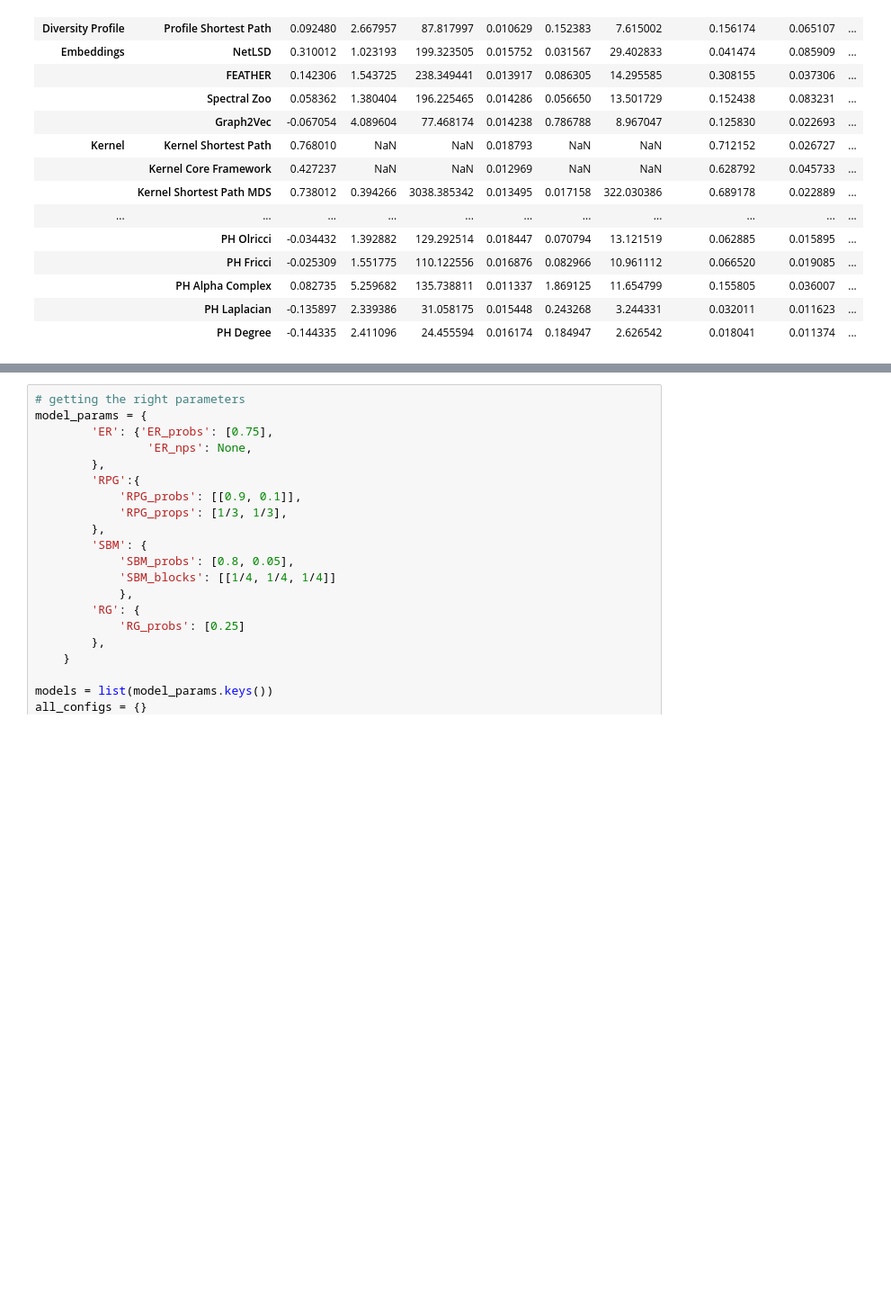
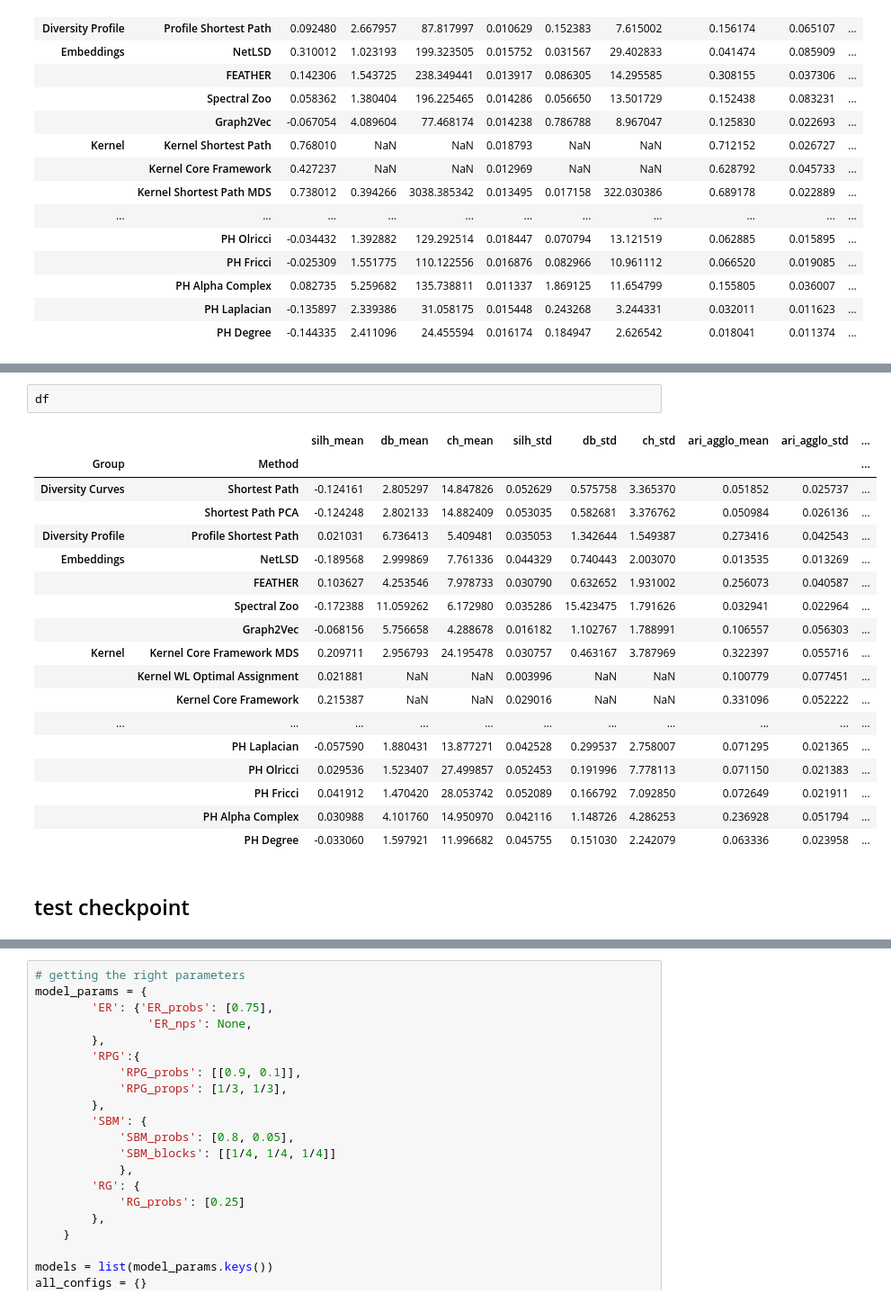
Before and after one commit to aidos-lab/diversity_curves, a Jupyter notebook: simulations/sim_distributions.ipynb, the cells around one changed output, grey strips where cells are left out. Shown at 90% size. Cells and saved outputs as stored; diff of their text form; blank space fills up the shorter version.

```diff
--- a/simulations/sim_distributions.ipynb
+++ b/simulations/sim_distributions.ipynb
@@ -718,0 +1072,23 @@ df
+# %%
+df
+# %% [output]
+|  |  | silh_mean | db_mean | ch_mean | silh_std | db_std | ch_std | ari_agglo_mean | ari_agglo_std | ... |
+| Group | Method |  |  |  |  |  |  |  |  | ... |
+| Diversity Curves | Shortest Path | -0.124161 | 2.805297 | 14.847826 | 0.052629 | 0.575758 | 3.365370 | 0.051852 | 0.025737 | ... |
+|  | Shortest Path PCA | -0.124248 | 2.802133 | 14.882409 | 0.053035 | 0.582681 | 3.376762 | 0.050984 | 0.026136 | ... |
+| Diversity Profile | Profile Shortest Path | 0.021031 | 6.736413 | 5.409481 | 0.035053 | 1.342644 | 1.549387 | 0.273416 | 0.042543 | ... |
+| Embeddings | NetLSD | -0.189568 | 2.999869 | 7.761336 | 0.044329 | 0.740443 | 2.003070 | 0.013535 | 0.013269 | ... |
+|  | FEATHER | 0.103627 | 4.253546 | 7.978733 | 0.030790 | 0.632652 | 1.931002 | 0.256073 | 0.040587 | ... |
+|  | Spectral Zoo | -0.172388 | 11.059262 | 6.172980 | 0.035286 | 15.423475 | 1.791626 | 0.032941 | 0.022964 | ... |
+|  | Graph2Vec | -0.068156 | 5.756658 | 4.288678 | 0.016182 | 1.102767 | 1.788991 | 0.106557 | 0.056303 | ... |
+| Kernel | Kernel Core Framework MDS | 0.209711 | 2.956793 | 24.195478 | 0.030757 | 0.463167 | 3.787969 | 0.322397 | 0.055716 | ... |
+|  | Kernel WL Optimal Assignment | 0.021881 | NaN | NaN | 0.003996 | NaN | NaN | 0.100779 | 0.077451 | ... |
+|  | Kernel Core Framework | 0.215387 | NaN | NaN | 0.029016 | NaN | NaN | 0.331096 | 0.052222 | ... |
+| ... | ... | ... | ... | ... | ... | ... | ... | ... | ... | ... |
+|  | PH Laplacian | -0.057590 | 1.880431 | 13.877271 | 0.042528 | 0.299537 | 2.758007 | 0.071295 | 0.021365 | ... |
+|  | PH Olricci | 0.029536 | 1.523407 | 27.499857 | 0.052453 | 0.191996 | 7.778113 | 0.071150 | 0.021383 | ... |
+|  | PH Fricci | 0.041912 | 1.470420 | 28.053742 | 0.052089 | 0.166792 | 7.092850 | 0.072649 | 0.021911 | ... |
+|  | PH Alpha Complex | 0.030988 | 4.101760 | 14.950970 | 0.042116 | 1.148726 | 4.286253 | 0.236928 | 0.051794 | ... |
+|  | PH Degree | -0.033060 | 1.597921 | 11.996682 | 0.045755 | 0.151030 | 2.242079 | 0.063336 | 0.023958 | ... |
+# %% [markdown]
+## test checkpoint
```
Also changed, not shown: parts of 43 cells of this notebook, 7 other files.
